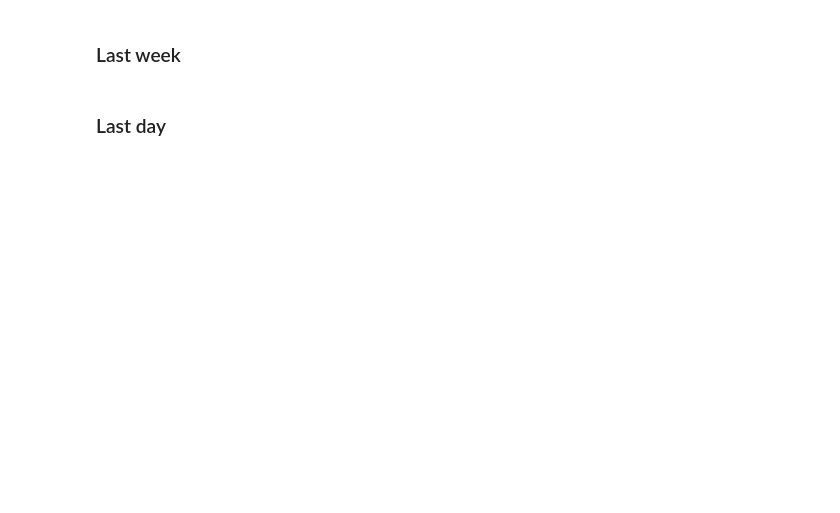
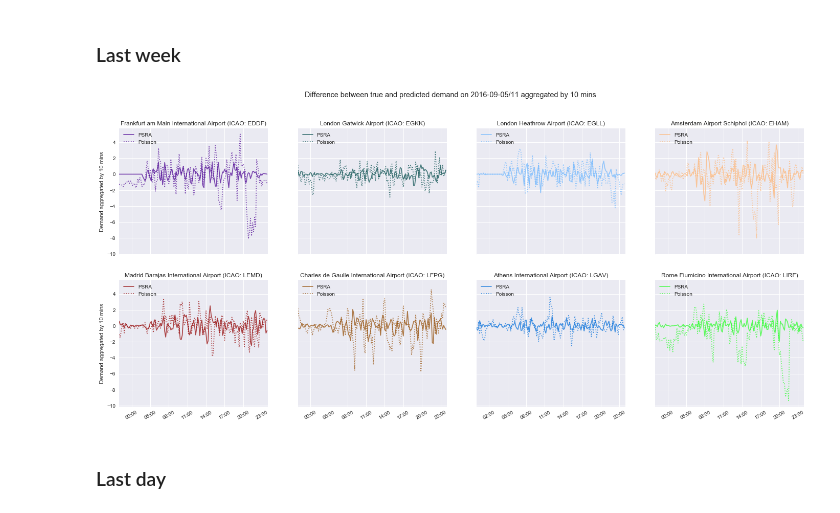
Before and after one commit to clancia/air-traffic-data-driven-modelling, a Jupyter notebook: air_traffic_analysis.ipynb, the cells around one changed output. Saved outputs shown, nothing was run; the diff lists cells and outputs as text; code cells hidden in the pictures; blank space fills up the shorter version.

Commit message:
figures and tables for TR:C manuscript

```diff
--- a/air_traffic_analysis.ipynb
+++ b/air_traffic_analysis.ipynb
@@ -1135,5 +1140,7 @@ pred = {c: {'true': yt, 'pred': yp} for c, yt, yp in predictions}
 # %% [markdown]
 ### Last week
+# %%
+preddf = []
 # %%
 f, axes = plt.subplots(NX, NY, sharex=True, sharey=True, figsize=(SX, SY))
 xx = range(24*60//freq)
@@ -1142,6 +1149,15 @@ for ax, code in zip(axes.flatten(), CODES):
     kolor = rgbfy(code)
     true_mean = atddm.daily_avg(pred[code]['true'], tz=TZONES[code])
     pred_mean = atddm.daily_avg(pred[code]['pred'], tz=TZONES[code])
+    preddf.append(pd.Series(
+        {
+            'icao': code,
+            'prediction': 'last week',
+            'model': 'PSRA',
+            'r2': r2_score(np.array(true_mean['mu']), np.array(pred_mean['mu'])),
+            'mse': mean_squared_error(np.array(true_mean['mu']), np.array(pred_mean['mu'])),
+            'mae': mean_absolute_error(np.array(true_mean['mu']), np.array(pred_mean['mu']))
+        }))
     ### Poisson
     xval = [0] + [timetofloat(tpl[1], freq) for tpl in airp_parm[code]] +\
         [24*60//freq]
@@ -1150,33 +1166,44 @@ for ax, code in zip(axes.flatten(), CODES):
     # this is needed to plot the demamd estimated by Poisson
     # correctly at the beginning and the end of the day
     # and in such a way that the process is 24-hour periodic
     pois_mean = [np.mean(stats.poisson.rvs(yval[bisect(xval, x)], size=7)) for x in xx]
+    preddf.append(pd.Series(
+        {
+        'icao': code,
+        'prediction': 'last week',
+        'model': 'Poisson',
+        'r2': r2_score(np.array(true_mean['mu']), np.array(pois_mean)),
+        'mse': mean_squared_error(np.array(true_mean['mu']), np.array(pois_mean)),
+        'mae': mean_absolute_error(np.array(true_mean['mu']), np.array(pois_mean))
+    }))
     ###
     ax.plot(range(24*60//freq),
             true_mean['mu']-pred_mean['mu'],
             c=kolor,
             linestyle='-',
             alpha=0.7,
             label='PSRA')
     ax.plot(range(24*60//freq),
             np.array(true_mean['mu']) - np.array(pois_mean),
             c=kolor,
             linestyle=':',
             alpha=0.7,
             label='Poisson')
     legend = ax.legend(loc='upper left')
     ax.set_title(axtitle(code))
 ax.set_xlim(0, 24*60//freq)
 ax.set_xticks(xticks)
 ax.set_xticklabels([times[i] for i in xticks])
 for ax in axes[:, 0]:
     ax.set_ylabel('Demand aggregated by {:d} mins'.format(INTERVAL))
 for ax in axes[-1]:
     for tick in ax.get_xticklabels():
         tick.set_rotation(30)
 f.suptitle('Difference between true and predicted demand on 2016-09-05/11 aggregated by {:d} mins'.format(INTERVAL))
 f.savefig(os.path.join(IMGFLDR, 'prediction_last_week.png'), dpi=300, bbox_inches='tight')
 plt.show()
+# %% [output]
+[figure, added]
 # %% [markdown]
 ### Last day
 # %%
```
Also changed, not shown: parts of 9 cells of this notebook, 21 other files.
